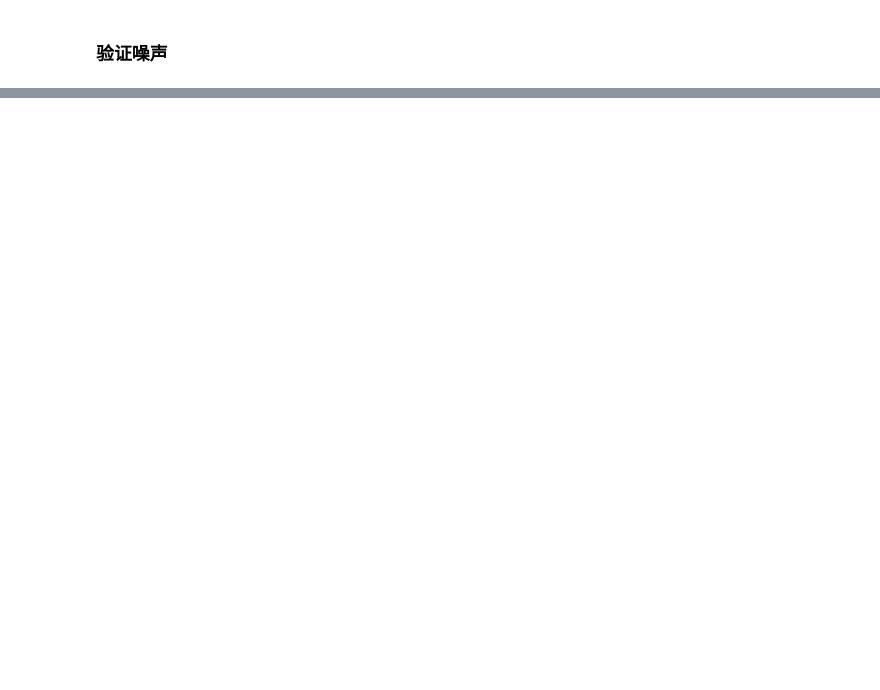
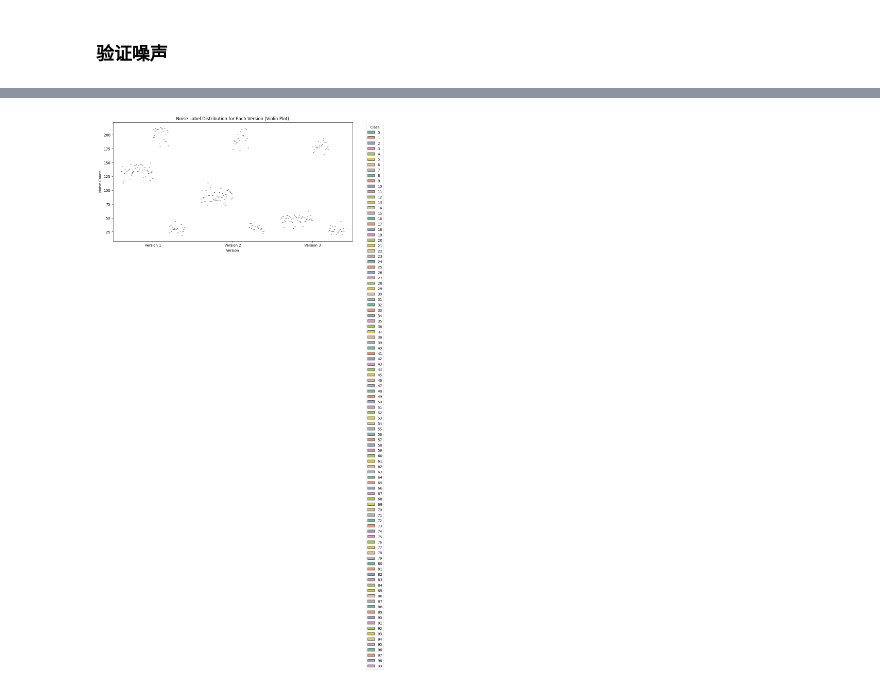
Before and after one commit to rainmilk/contra, a Jupyter notebook: result_analysis/dataset_analysis.ipynb, the cells around one changed output, grey strips where cells are left out. Saved outputs shown, nothing was run; the diff lists cells and outputs as text; code cells hidden in the pictures; blank space fills up the shorter version.

```diff
--- a/result_analysis/dataset_analysis.ipynb
+++ b/result_analysis/dataset_analysis.ipynb
@@ -731,0 +826,80 @@ Error loading labels for version 3: [Errno 2] No such file or directory: '../dat
+# %%
+import os
+import numpy as np
+import matplotlib.pyplot as plt
+import seaborn as sns
+import torch
+
+num_versions = 3  # 假设有3个增量版本
+num_classes = 100  # CIFAR-100 共有100个类
+num_replay_samples = 2500  # D_a 包含的样本数
+
+# 加载每个版本的原始标签和噪声标签
+def load_labels(version, base_dir):
+    original_labels_path = os.path.join(base_dir, "D_inc_0_labels.npy")  # 修正为初始增量标签路径
+    noisy_labels_path = os.path.join(base_dir, f"D_tr_labels_version_{version}.npy")
+
+    try:
+        original_labels = torch.load(original_labels_path).numpy()
+        noisy_labels = torch.load(noisy_labels_path).numpy()
+
+        # 输出标签的形状以进行调试
+        print(f"Version {version}: original_labels size = {original_labels.size}, noisy_labels size = {noisy_labels.size}")
+
+        # 确保 noisy_labels 是一维数组
+        if noisy_labels.ndim > 1:
+            noisy_labels = noisy_labels.flatten()
+
+        # 确保 noisy_labels 不会超过 original_labels 的长度
+        if len(noisy_labels) > len(original_labels):
+            noisy_labels = noisy_labels[:len(original_labels)]
+
+        # 剔除重放数据 D_a 的标签部分
+        noisy_labels = noisy_labels[num_replay_samples:]  # 从增量部分开始
+
+        return original_labels, noisy_labels
+    except Exception as e:
+        print(f"Error loading labels for version {version}: {e}")
+        return None, None
+
+# 计算并可视化噪声标签比例的变化，使用小提琴图
+def plot_noise_violin(base_dir):
+    plt.style.use("default")
+    plt.figure(figsize=(12, 6))  # 设置整体图像大小
+
+    all_noise_data = []
+    all_classes = []
+    all_versions = []
+
+    for version in range(1, num_versions + 1):
+        original_labels, noisy_labels = load_labels(version, base_dir)
+        if original_labels is None or noisy_labels is None:
+            continue  # 跳过无法加载的版本
+
+        # 统计噪声标签的数量
+        noise_mask = (original_labels != noisy_labels)  # 标签不同的部分即为噪声
+        noisy_labels_only = noisy_labels[noise_mask]
+
+        # 对于每个类，计算噪声标签的数量并记录
+        for label in range(num_classes):
+            noise_per_class = np.sum(noisy_labels_only == label)
+
+            # 记录所有噪声数据、对应的类以及版本
+            all_noise_data.append(noise_per_class)  # 直接存储噪声标签数量
+            all_classes.append(label)
+            all_versions.append(f"Version {version}")
+
+    # 使用Seaborn的小提琴图进行可视化
+    sns.violinplot(x=all_versions, y=all_noise_data, hue=all_classes, split=True, inner="quart", palette="Set2")
+    plt.title("Noise Label Distribution for Each Version (Violin Plot)")
+    plt.xlabel("Version")
+    plt.ylabel("Noise Count")
+    plt.legend(title="Class", bbox_to_anchor=(1.05, 1), loc='upper left')  # 添加图例
+    plt.tight_layout()
+    plt.show()
+
+# 定义数据集的路径
+base_dir = "../data/cifar-100/gen/nr_0.2_nt_symmetric"  # 根据你的数据生成路径进行调整
+# 验证并使用小提琴图可视化各版本中的标签噪声分布
+plot_noise_violin(base_dir)
+# %% [output]
@@ -731,0 +909 @@ Error loading labels for version 3: [Errno 2] No such file or directory: '../dat
+[figure, added]
```
Also changed, not shown: parts of 6 cells of this notebook, 4 other files.
